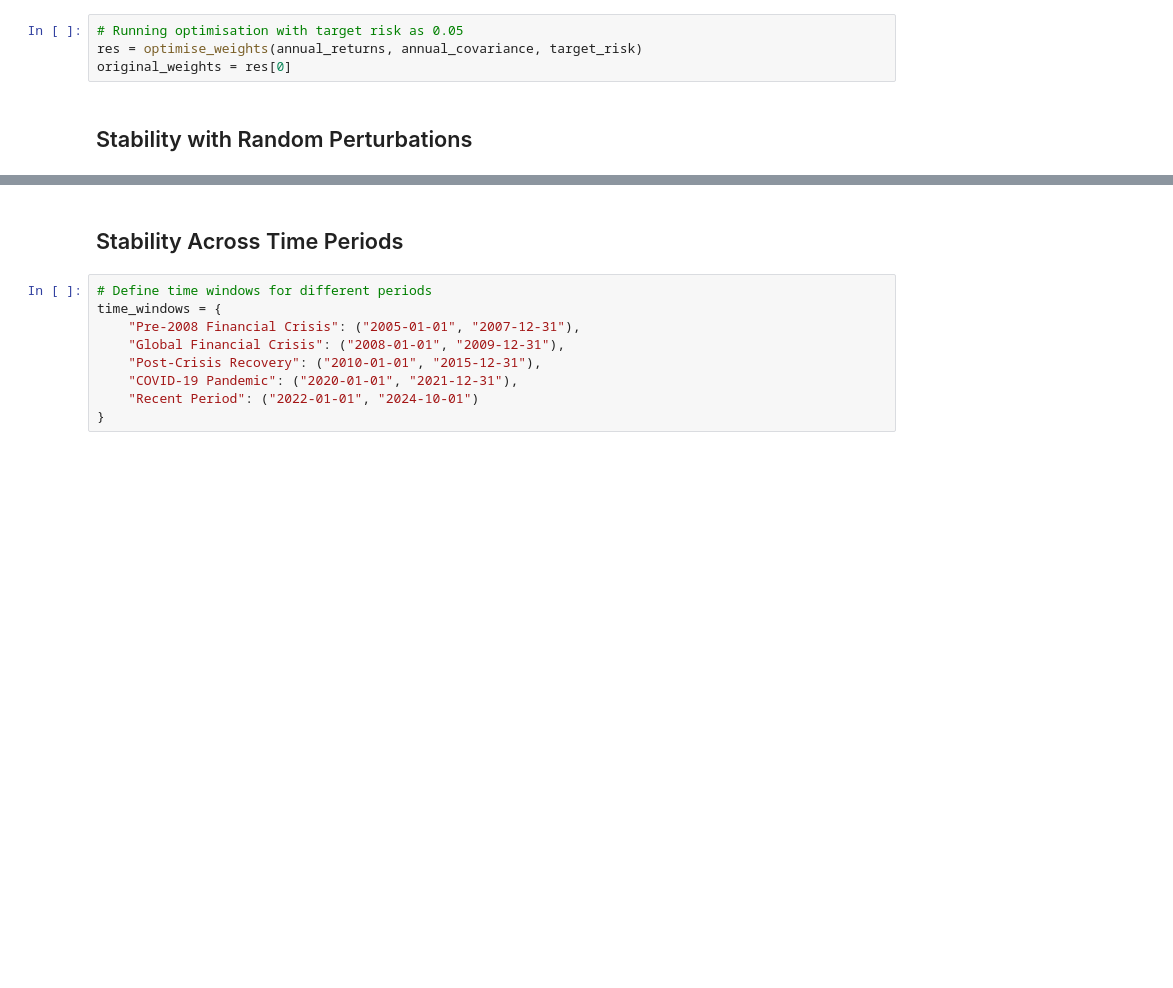
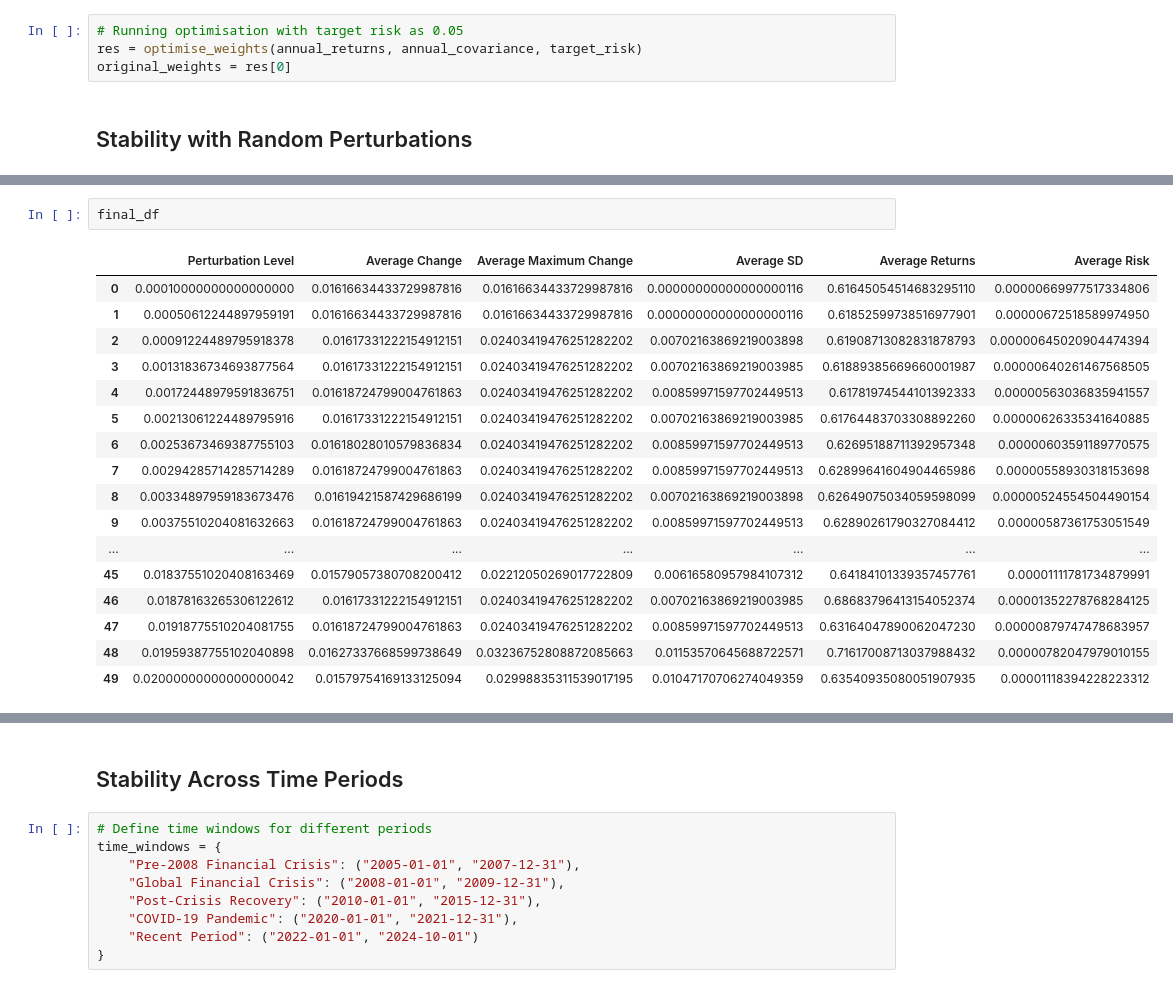
Before and after one commit to megngky/portfolio-optimisation, a Jupyter notebook: sensitivity_analysis.ipynb, the cells around one changed output, grey strips where cells are left out. Saved outputs shown, nothing was run; the diff lists cells and outputs as text; blank space fills up the shorter version.

```diff
--- a/sensitivity_analysis.ipynb
+++ b/sensitivity_analysis.ipynb
@@ -187,0 +301,20 @@ plt.show()
+# %%
+final_df
+# %% [output]
+|  | Perturbation Level | Average Change | Average Maximum Change | Average SD | Average Returns | Average Risk |
+| 0 | 0.00010000000000000000 | 0.01616634433729987816 | 0.01616634433729987816 | 0.00000000000000000116 | 0.61645054514683295110 | 0.00000669977517334806 |
+| 1 | 0.00050612244897959191 | 0.01616634433729987816 | 0.01616634433729987816 | 0.00000000000000000116 | 0.61852599738516977901 | 0.00000672518589974950 |
+| 2 | 0.00091224489795918378 | 0.01617331222154912151 | 0.02403419476251282202 | 0.00702163869219003898 | 0.61908713082831878793 | 0.00000645020904474394 |
+| 3 | 0.00131836734693877564 | 0.01617331222154912151 | 0.02403419476251282202 | 0.00702163869219003985 | 0.61889385669660001987 | 0.00000640261467568505 |
+| 4 | 0.00172448979591836751 | 0.01618724799004761863 | 0.02403419476251282202 | 0.00859971597702449513 | 0.61781974544101392333 | 0.00000563036835941557 |
+| 5 | 0.00213061224489795916 | 0.01617331222154912151 | 0.02403419476251282202 | 0.00702163869219003985 | 0.61764483703308892260 | 0.00000626335341640885 |
+| 6 | 0.00253673469387755103 | 0.01618028010579836834 | 0.02403419476251282202 | 0.00859971597702449513 | 0.62695188711392957348 | 0.00000603591189770575 |
+| 7 | 0.00294285714285714289 | 0.01618724799004761863 | 0.02403419476251282202 | 0.00859971597702449513 | 0.62899641604904465986 | 0.00000558930318153698 |
+| 8 | 0.00334897959183673476 | 0.01619421587429686199 | 0.02403419476251282202 | 0.00702163869219003898 | 0.62649075034059598099 | 0.00000524554504490154 |
+| 9 | 0.00375510204081632663 | 0.01618724799004761863 | 0.02403419476251282202 | 0.00859971597702449513 | 0.62890261790327084412 | 0.00000587361753051549 |
+| ... | ... | ... | ... | ... | ... | ... |
+| 45 | 0.01837551020408163469 | 0.01579057380708200412 | 0.02212050269017722809 | 0.00616580957984107312 | 0.64184101339357457761 | 0.00001111781734879991 |
+| 46 | 0.01878163265306122612 | 0.01617331222154912151 | 0.02403419476251282202 | 0.00702163869219003985 | 0.68683796413154052374 | 0.00001352278768284125 |
+| 47 | 0.01918775510204081755 | 0.01618724799004761863 | 0.02403419476251282202 | 0.00859971597702449513 | 0.63164047890062047230 | 0.00000879747478683957 |
+| 48 | 0.01959387755102040898 | 0.01627337668599738649 | 0.03236752808872085663 | 0.01153570645688722571 | 0.71617008713037988432 | 0.00000782047979010155 |
+| 49 | 0.02000000000000000042 | 0.01579754169133125094 | 0.02998835311539017195 | 0.01047170706274049359 | 0.63540935080051907935 | 0.00001118394228223312 |
```
Also changed, not shown: parts of 17 cells of this notebook, 1 other file.
